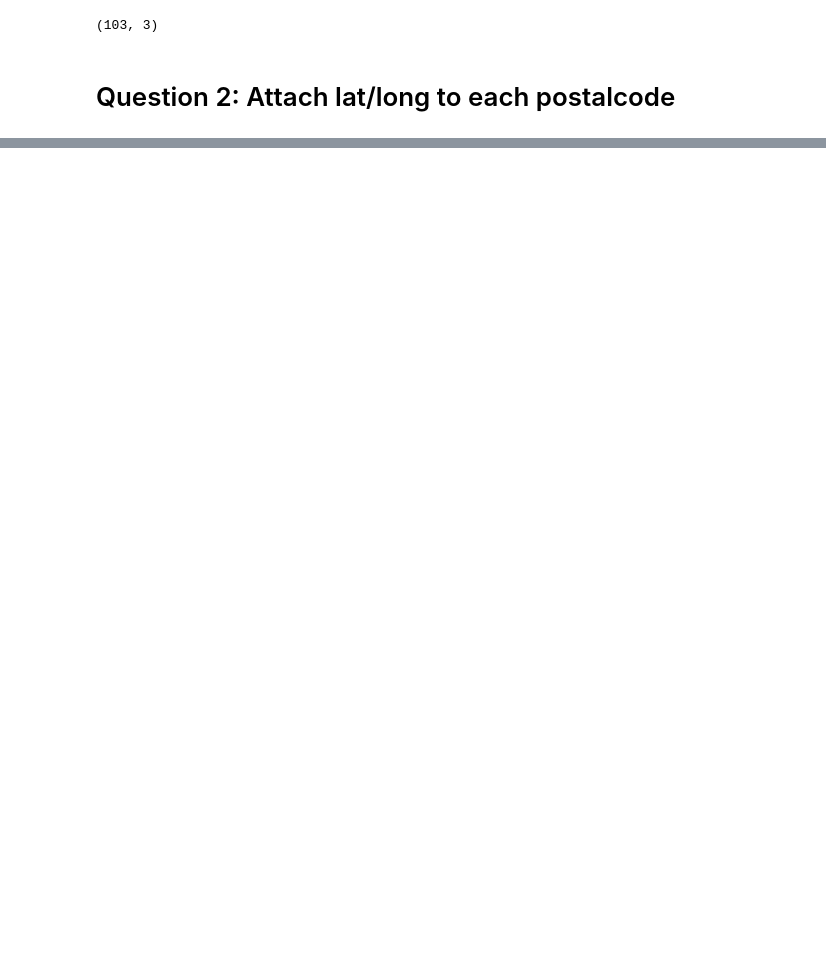
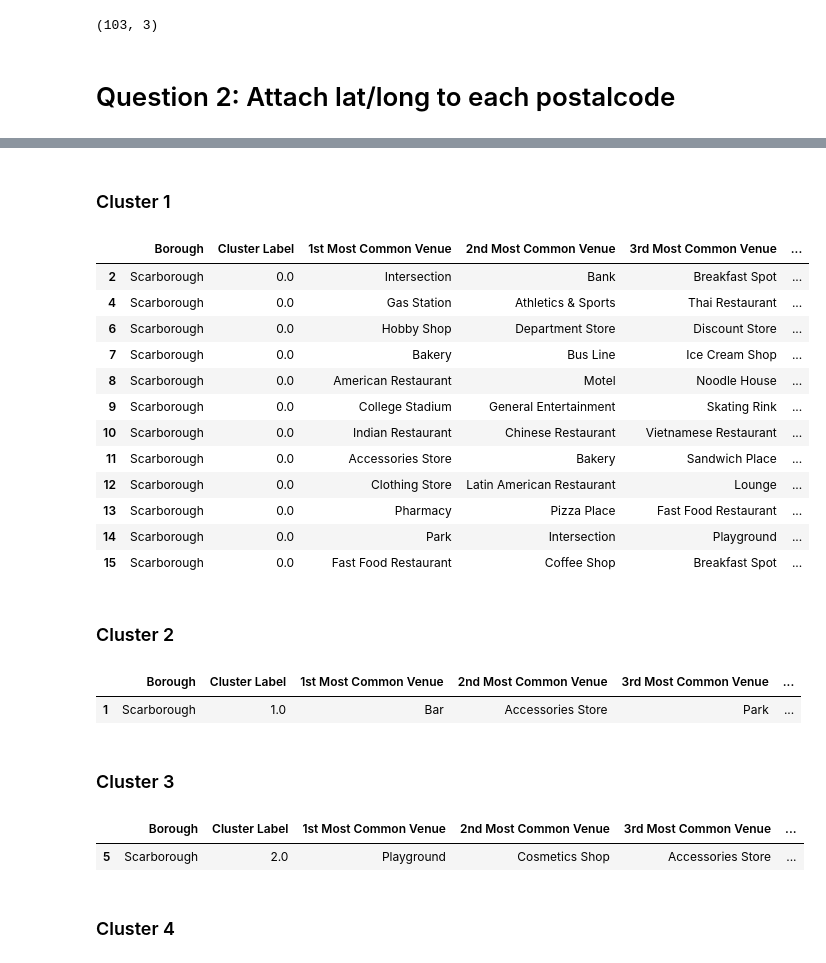
Before and after one commit to bsrirama/coursera_capstone, a Jupyter notebook: Canada Wikipedia - Segmentation.ipynb, the cells around one changed output, grey strips where cells are left out. Saved outputs shown, nothing was run; the diff lists cells and outputs as text; code cells hidden in the pictures; blank space fills up the shorter version.

```diff
--- a/Canada Wikipedia - Segmentation.ipynb
+++ b/Canada Wikipedia - Segmentation.ipynb
@@ -90,0 +528,21 @@ toronto_concat.shape
+# %%
+num_top_venues = 10
+
+indicators = ['st', 'nd', 'rd']
+
+# create columns according to number of top venues
+columns = ['Neighborhood']
+for ind in np.arange(num_top_venues):
+    try:
+        columns.append('{}{} Most Common Venue'.format(ind+1, indicators[ind]))
+    except:
+        columns.append('{}th Most Common Venue'.format(ind+1))
+
+# create a new dataframe
+neighborhoods_venues_sorted = pd.DataFrame(columns=columns)
+neighborhoods_venues_sorted['Neighborhood'] = scarborough_grouped['Neighborhood']
+
+for ind in np.arange(scarborough_grouped.shape[0]):
+    neighborhoods_venues_sorted.iloc[ind, 1:] = return_most_common_venues(scarborough_grouped.iloc[ind, :], num_top_venues)
+
+neighborhoods_venues_sorted.head()
@@ -90,0 +558,11 @@ toronto_concat.shape
+# %%
+# set number of clusters
+kclusters = 5
+
+scarborough_grouped_clustering = scarborough_grouped.drop('Neighborhood', 1)
+
+# run k-means clustering
+kmeans = KMeans(n_clusters=kclusters, random_state=0).fit(scarborough_grouped_clustering)
+
+# check cluster labels generated for each row in the dataframe
+kmeans.labels_[0:10]
@@ -90,0 +573,10 @@ toronto_concat.shape
+# %%
+# add clustering labels
+neighborhoods_venues_sorted.insert(0, 'Cluster Label', kmeans.labels_)
+
+scarborough_merged = Scarborough_data
+
+# merge toronto_grouped with manhattan_data to add latitude/longitude for each neighborhood
+scarborough_merged = scarborough_merged.join(neighborhoods_venues_sorted.set_index('Neighborhood'), on='Neighborhood')
+
+scarborough_merged.head() # check the last columns!
@@ -90,0 +618,34 @@ toronto_concat.shape
+# %% [markdown]
+### Cluster 1
+# %%
+scarborough_merged.loc[scarborough_merged['Cluster Label'] == 0, scarborough_merged.columns[[1] + list(range(5, scarborough_merged.shape[1]))]]
+# %% [output]
+|  | Borough | Cluster Label | 1st Most Common Venue | 2nd Most Common Venue | 3rd Most Common Venue | ... |
+| 2 | Scarborough | 0.0 | Intersection | Bank | Breakfast Spot | ... |
+| 4 | Scarborough | 0.0 | Gas Station | Athletics & Sports | Thai Restaurant | ... |
+| 6 | Scarborough | 0.0 | Hobby Shop | Department Store | Discount Store | ... |
+| 7 | Scarborough | 0.0 | Bakery | Bus Line | Ice Cream Shop | ... |
+| 8 | Scarborough | 0.0 | American Restaurant | Motel | Noodle House | ... |
+| 9 | Scarborough | 0.0 | College Stadium | General Entertainment | Skating Rink | ... |
+| 10 | Scarborough | 0.0 | Indian Restaurant | Chinese Restaurant | Vietnamese Restaurant | ... |
+| 11 | Scarborough | 0.0 | Accessories Store | Bakery | Sandwich Place | ... |
+| 12 | Scarborough | 0.0 | Clothing Store | Latin American Restaurant | Lounge | ... |
+| 13 | Scarborough | 0.0 | Pharmacy | Pizza Place | Fast Food Restaurant | ... |
+| 14 | Scarborough | 0.0 | Park | Intersection | Playground | ... |
+| 15 | Scarborough | 0.0 | Fast Food Restaurant | Coffee Shop | Breakfast Spot | ... |
+# %% [markdown]
+### Cluster 2
+# %%
+scarborough_merged.loc[scarborough_merged['Cluster Label'] == 1, scarborough_merged.columns[[1] + list(range(5, scarborough_merged.shape[1]))]]
+# %% [output]
+|  | Borough | Cluster Label | 1st Most Common Venue | 2nd Most Common Venue | 3rd Most Common Venue | ... |
+| 1 | Scarborough | 1.0 | Bar | Accessories Store | Park | ... |
+# %% [markdown]
+### Cluster 3
+# %%
+scarborough_merged.loc[scarborough_merged['Cluster Label'] == 2, scarborough_merged.columns[[1] + list(range(5, scarborough_merged.shape[1]))]]
+# %% [output]
+|  | Borough | Cluster Label | 1st Most Common Venue | 2nd Most Common Venue | 3rd Most Common Venue | ... |
+| 5 | Scarborough | 2.0 | Playground | Cosmetics Shop | Accessories Store | ... |
+# %% [markdown]
+### Cluster 4
```
Also changed, not shown: parts of 65 cells of this notebook, 1 other file.
